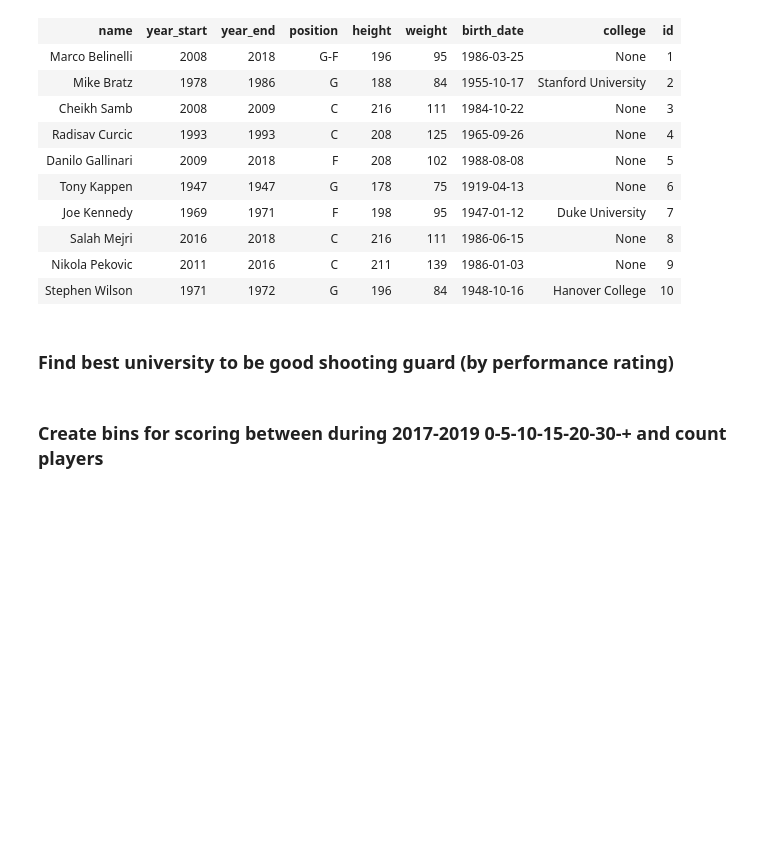
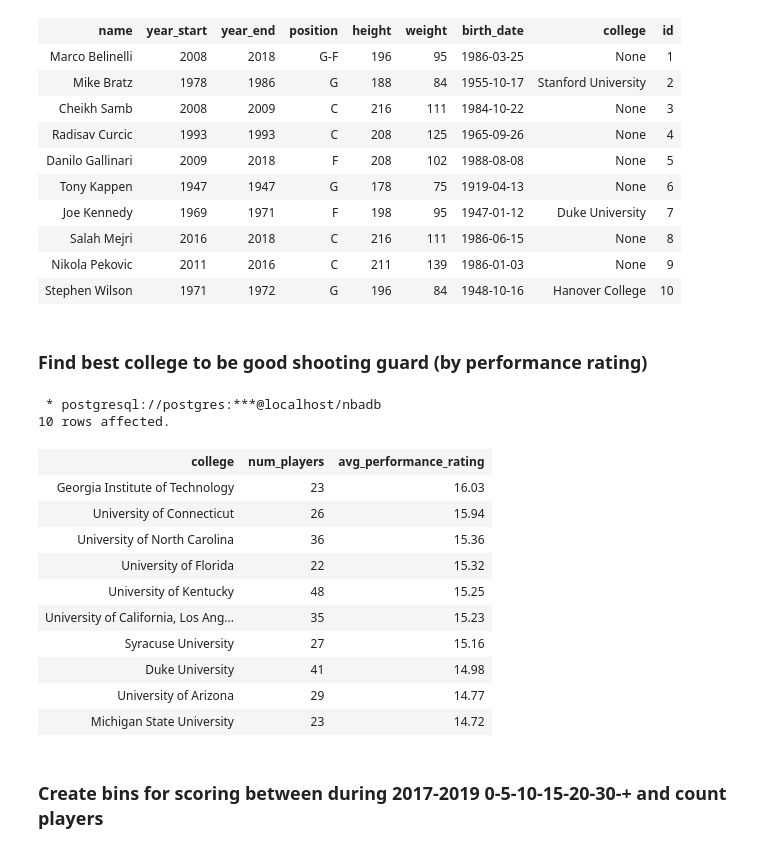
Before and after one commit to LeventSoykan/Clean_-_Analyze_NBA_Player_Data_In_PostgreSQL, a Jupyter notebook: nba_data_exploration.ipynb, the cells around one changed output. Cells and saved outputs as stored; diff of their text form; code cells hidden in the pictures; blank space fills up the shorter version.

Commit message:
Update nba_data_exploration.ipynb
sql query for performance rating by college

```diff
--- a/nba_data_exploration.ipynb
+++ b/nba_data_exploration.ipynb
@@ -427,7 +427,43 @@ ORDER BY
 | Nikola Pekovic | 2011 | 2016 | C | 211 | 139 | 1986-01-03 | None | 9 |
 | Stephen Wilson | 1971 | 1972 | G | 196 | 84 | 1948-10-16 | Hanover College | 10 |
 # %% [markdown]
-### Find best university to be good shooting guard (by performance rating)
+### Find best college to be good shooting guard (by performance rating)
+# %%
+%%sql
+SELECT
+    p.college,
+    COUNT(DISTINCT(p.id)) AS num_players,
+    (SUM(s.per*s.mp) / SUM(s.mp))::numeric(5,2) AS avg_performance_rating
+FROM
+    players AS p
+INNER JOIN
+    (SELECT per, mp, player_id FROM seasons WHERE year > 2000) AS s
+ON
+    s.player_id = p.id
+GROUP BY
+    p.college
+HAVING
+    p.college IS NOT NULL
+    AND
+    COUNT(DISTINCT(p.id)) > 20
+ORDER BY
+    3 DESC
+LIMIT
+    10;
+# %% [output]
+ * postgresql://postgres:***@localhost/nbadb
+10 rows affected.
+| college | num_players | avg_performance_rating |
+| Georgia Institute of Technology | 23 | 16.03 |
+| University of Connecticut | 26 | 15.94 |
+| University of North Carolina | 36 | 15.36 |
+| University of Florida | 22 | 15.32 |
+| University of Kentucky | 48 | 15.25 |
+| University of California, Los Ang... | 35 | 15.23 |
+| Syracuse University | 27 | 15.16 |
+| Duke University | 41 | 14.98 |
+| University of Arizona | 29 | 14.77 |
+| Michigan State University | 23 | 14.72 |
 # %% [markdown]
 ### Create bins for scoring between during 2017-2019 0-5-10-15-20-30-+ and count players
 # %%
```
